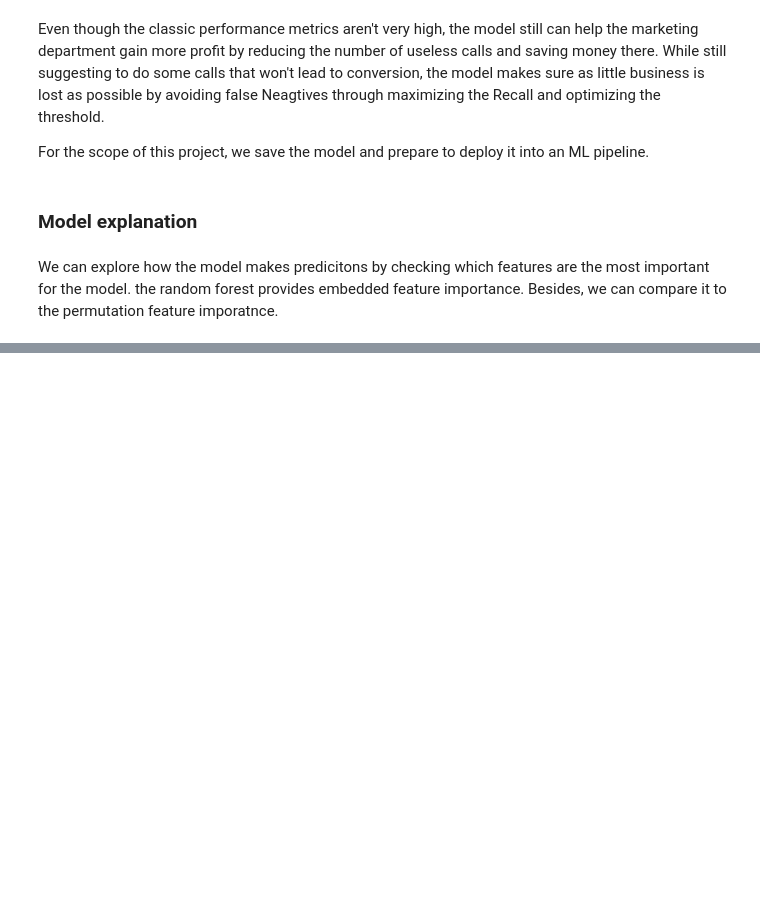
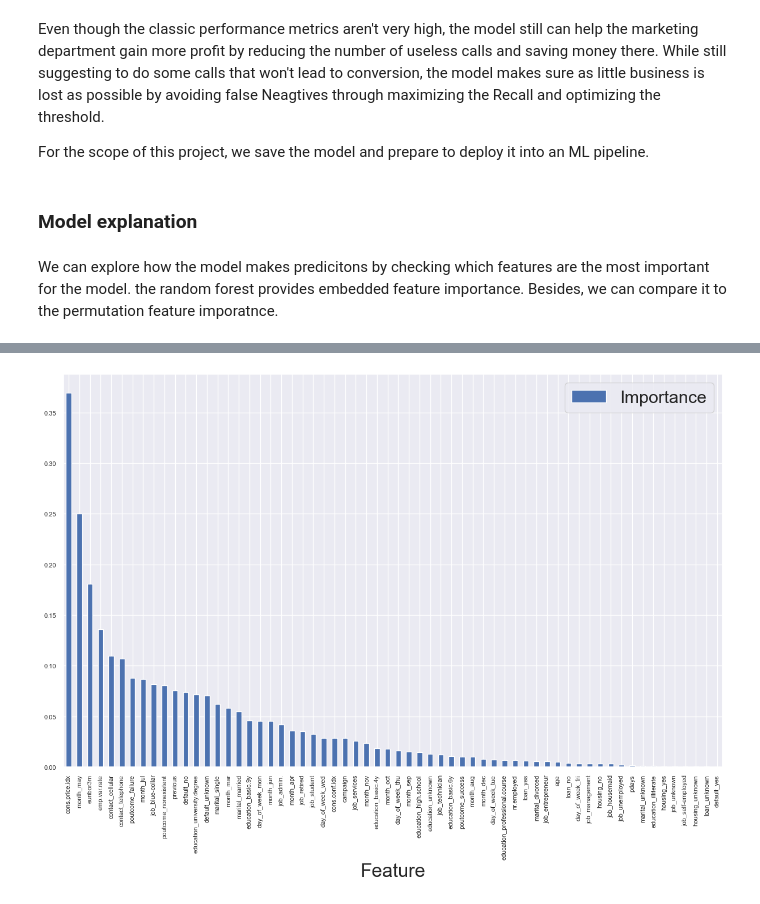
Before and after one commit to LadaRudnitckaia/telemarketing-optimization, a Jupyter notebook: notebooks/02_model_training_and_eval.ipynb, the cells around one changed output, grey strips where cells are left out. Cells and saved outputs as stored; diff of their text form; code cells hidden in the pictures; blank space fills up the shorter version.

```diff
--- a/notebooks/02_model_training_and_eval.ipynb
+++ b/notebooks/02_model_training_and_eval.ipynb
@@ -338,0 +365,7 @@ TODO:
+# %%
+lr_classifier = LogisticRegression()
+lr_classifier.fit(tr_x, tr_y)
+lr_importances = np.abs(lr_classifier.coef_[0])
+lr_feature_importance_df = pd.DataFrame({'Feature': tr_x.columns, 'Importance': lr_importances})
+lr_feature_importance_df = lr_feature_importance_df.sort_values(by='Importance', ascending=False)
+feature_importance_df
@@ -338,0 +393,6 @@ TODO:
+# %%
+ax = lr_feature_importance_df.plot.bar(
+    y="Importance", x="Feature", fontsize=8, grid=True, figsize=(15, 9)
+)
+# %% [output]
+[figure, added]
```
Also changed, not shown: parts of 17 cells of this notebook, 6 other files.
